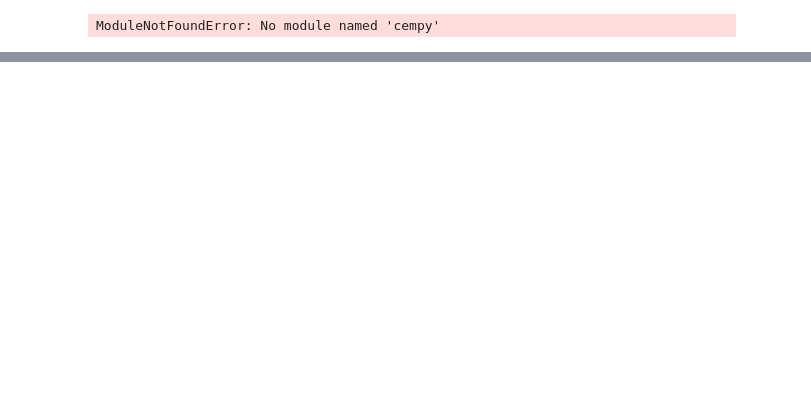
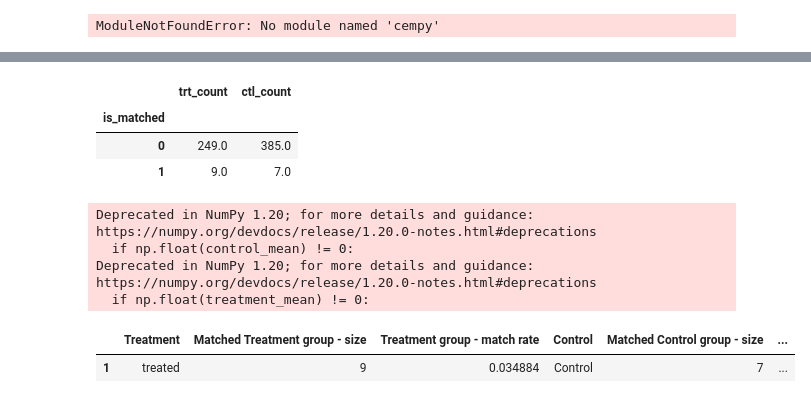
Before and after one commit to raheems/cempy, a Jupyter notebook: examples/cempy-tutorial.ipynb, the cells around one changed output, grey strips where cells are left out. Saved outputs shown, nothing was run; the diff lists cells and outputs as text; code cells hidden in the pictures; blank space fills up the shorter version.

```diff
--- a/examples/cempy-tutorial.ipynb
+++ b/examples/cempy-tutorial.ipynb
@@ -19,0 +423,3 @@ f = CEM.CEM()
+# %%
+f = CEM(data=ll, treatment = 'treated', matchvar=['age', 'education', 'black', 'married', 'nodegree', 're74',
+       're75', 'hispanic', 'u74', 'u75', 'q1'], metrics=['re78'], exclude = [])
@@ -19,0 +520,16 @@ f = CEM.CEM()
+# %%
+f.matched_table()
+# %% [output]
+|  | trt_count | ctl_count |
+| is_matched |  |  |
+| 0 | 249.0 | 385.0 |
+| 1 | 9.0 | 7.0 |
+# %%
+f.metric_summary()
+# %% [output]
+Deprecated in NumPy 1.20; for more details and guidance: https://numpy.org/devdocs/release/1.20.0-notes.html#deprecations
+  if np.float(control_mean) != 0:
+Deprecated in NumPy 1.20; for more details and guidance: https://numpy.org/devdocs/release/1.20.0-notes.html#deprecations
+  if np.float(treatment_mean) != 0:
+|  | Treatment | Matched Treatment group - size | Treatment group - match rate | Control | Matched Control group - size | ... |
+| 1 | treated | 9 | 0.034884 | Control | 7 | ... |
```
Also changed, not shown: parts of 21 cells of this notebook, 1 other file.
